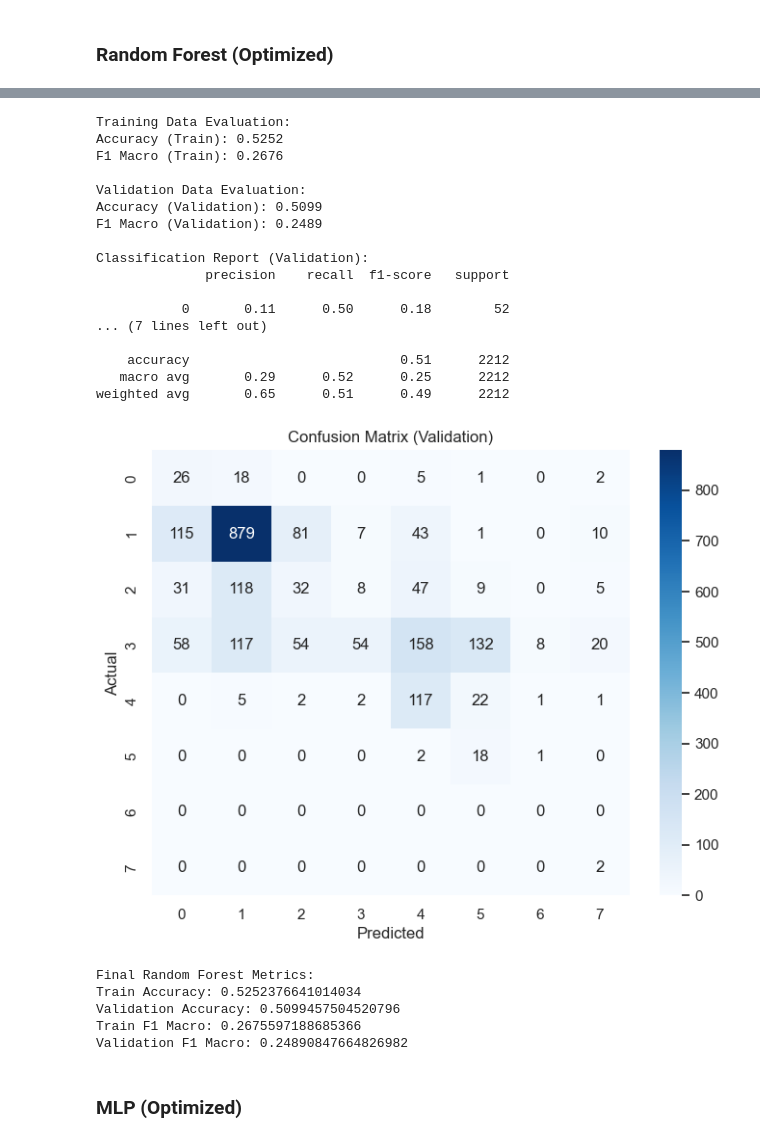
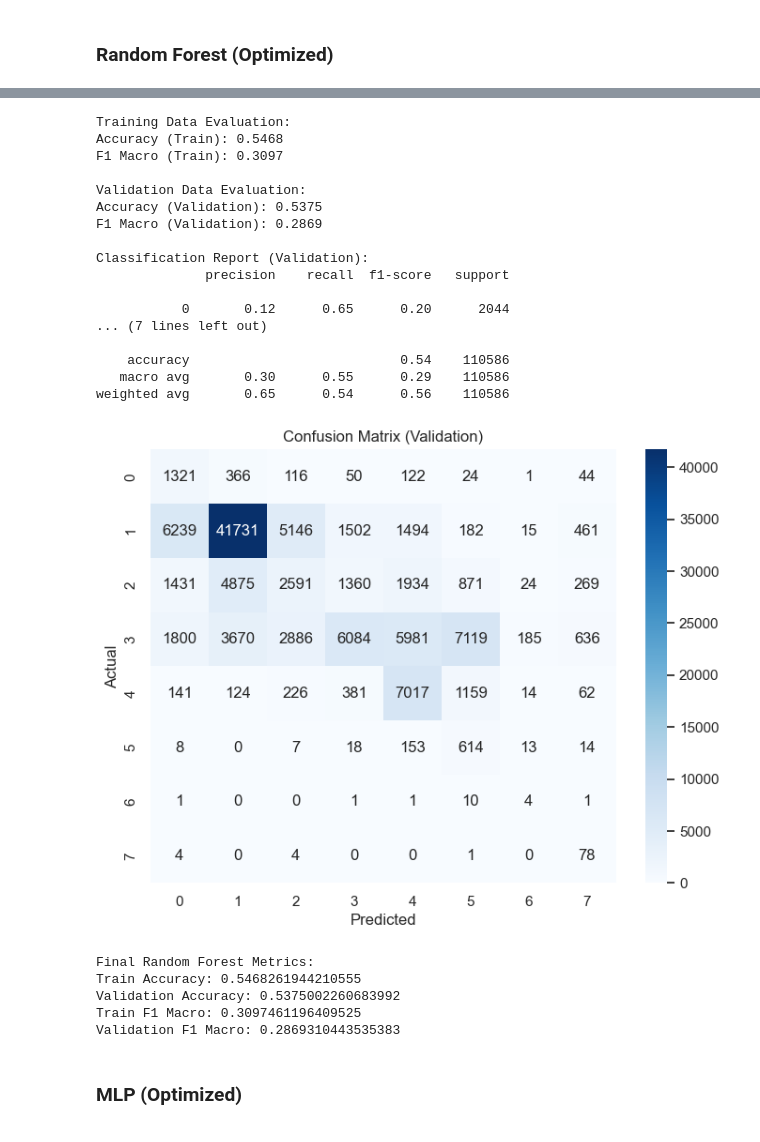
Before and after one commit to JoaoDargent/ML-Project, a Jupyter notebook: 6.Modelling.ipynb, the cells around one changed output, grey strips where cells are left out. Saved outputs shown, nothing was run; the diff lists cells and outputs as text; code cells hidden in the pictures.

```diff
--- a/6.Modelling.ipynb
+++ b/6.Modelling.ipynb
@@ -55,13 +55,6 @@ y_train = pd.read_csv('datasets/scaled_target_train_delivery1.csv', index_col=0)
 X_val = pd.read_csv('datasets/final_data_val_delivery1.csv', index_col=0)
 y_val = pd.read_csv('datasets/scaled_target_val_delivery1.csv', index_col=0)
 X_test = pd.read_csv('datasets/final_data_test_delivery1.csv', index_col=0)
-# %%
-# get only 2% of the data
-X_train = X_train.sample(frac=0.02, random_state=1)
-y_train = y_train.loc[X_train.index]
-X_val = X_val.sample(frac=0.02, random_state=1)
-y_val = y_val.loc[X_val.index]
-X_test = X_test.sample(frac=0.02, random_state=1)
 # %% [markdown]
 # 4. Modelling
 # %% [markdown]
@@ -447,7 +440,7 @@ random_search.fit(X_combined, y_combined)
 best_params_rf = random_search.best_params_
 
 # Model with best parameters
-best_rf = RandomForestClassifier(
+rf_final = RandomForestClassifier(
     n_estimators=best_params_rf['n_estimators'],
     max_depth=best_params_rf['max_depth'],
     min_samples_split=best_params_rf['min_samples_split'],
@@ -455,7 +448,7 @@ best_rf = RandomForestClassifier(
     random_state=42,
     class_weight=class_weight_dict
 )
-best_rf.fit(X_combined, y_combined)
+rf_final.fit(X_combined, y_combined)
 
 print(f"Best parameters: {best_params_rf}")
 # %% [output]
@@ -486,53 +468,43 @@ Fitting 1 folds for each of 50 candidates, totalling 50 fits
 # %%
-# Train the final RandomForestClassifier model using the optimal number of estimators
-rf_final = RandomForestClassifier(
-    n_estimators=best_params_rf['n_estimators'],
-    max_depth=best_params_rf['max_depth'],
-    min_samples_split=best_params_rf['min_samples_split'],
-    min_samples_leaf=best_params_rf['min_samples_leaf'],
-    random_state=42,
-    class_weight=class_weight_dict
-)
-
 # Evaluate the model using the `evaluate_model` function
 rf_optimized_final_metrics = evaluate_model(rf_final, X_train, y_train, X_val, y_val)
 
 # Add metrics to metrics_df
 metrics_df.loc['Random Forest Optimized'] = [
     rf_optimized_final_metrics['Train Accuracy'],
     rf_optimized_final_metrics['Validation Accuracy'],
     rf_optimized_final_metrics['Train F1 Macro'],
     rf_optimized_final_metrics['Validation F1 Macro']
 ]
 
 # Display the evaluation metrics
 print("Final Random Forest Metrics:")
 for metric, value in rf_optimized_final_metrics.items():
     print(f"{metric}: {value}")
 # %% [output]
 Training Data Evaluation:
-Accuracy (Train): 0.5252
-F1 Macro (Train): 0.2676
+Accuracy (Train): 0.5468
+F1 Macro (Train): 0.3097
 
 Validation Data Evaluation:
-Accuracy (Validation): 0.5099
-F1 Macro (Validation): 0.2489
+Accuracy (Validation): 0.5375
+F1 Macro (Validation): 0.2869
 
 Classification Report (Validation):
               precision    recall  f1-score   support
 
-           0       0.11      0.50      0.18        52
+           0       0.12      0.65      0.20      2044
 ... (7 lines left out)
 
-    accuracy                           0.51      2212
-   macro avg       0.29      0.52      0.25      2212
-weighted avg       0.65      0.51      0.49      2212
+    accuracy                           0.54    110586
+   macro avg       0.30      0.55      0.29    110586
+weighted avg       0.65      0.54      0.56    110586
-[figure, old version]
+[figure, new version]
 Final Random Forest Metrics:
-Train Accuracy: 0.5252376641014034
-Validation Accuracy: 0.5099457504520796
-Train F1 Macro: 0.2675597188685366
-Validation F1 Macro: 0.24890847664826982
+Train Accuracy: 0.5468261944210555
+Validation Accuracy: 0.5375002260683992
+Train F1 Macro: 0.3097461196409525
+Validation F1 Macro: 0.2869310443535383
 # %% [markdown]
 ### **MLP (Optimized)**
 # %%
```
Also changed, not shown: parts of 27 cells of this notebook, 4 other files.
